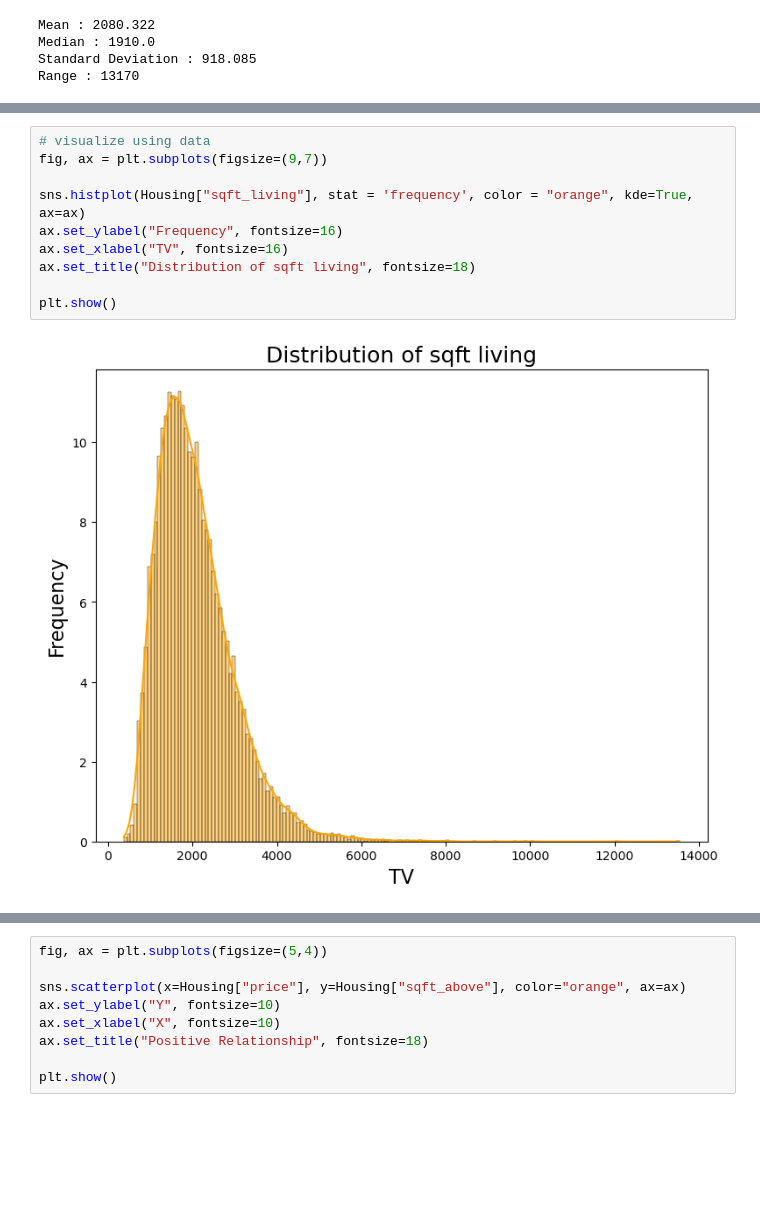
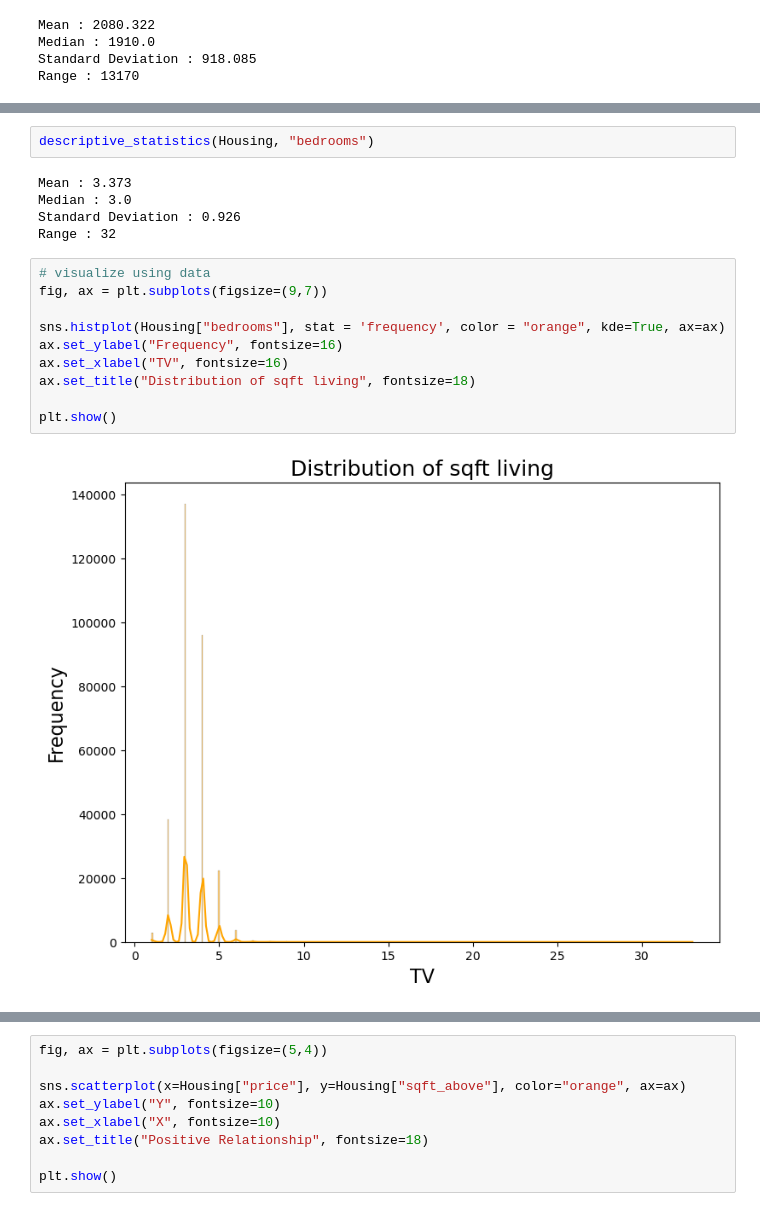
Before and after one commit to linusg46/Ghost_housing_Project, a Jupyter notebook: student.ipynb, the cells around one changed output, grey strips where cells are left out. Saved outputs shown, nothing was run; the diff lists cells and outputs as text; blank space fills up the shorter version.

```diff
--- a/student.ipynb
+++ b/student.ipynb
@@ -323,12 +374,19 @@ Range : 13170
+# %%
+descriptive_statistics(Housing, "bedrooms")
+# %% [output]
+Mean : 3.373
+Median : 3.0
+Standard Deviation : 0.926
+Range : 32
 # %%
 # visualize using data
 fig, ax = plt.subplots(figsize=(9,7))
 
-sns.histplot(Housing["sqft_living"], stat = 'frequency', color = "orange", kde=True, ax=ax)
+sns.histplot(Housing["bedrooms"], stat = 'frequency', color = "orange", kde=True, ax=ax)
 ax.set_ylabel("Frequency", fontsize=16)
 ax.set_xlabel("TV", fontsize=16)
 ax.set_title("Distribution of sqft living", fontsize=18)
 
 plt.show()
 # %% [output]
-[figure, old version]
+[figure, new version]
```
Also changed, not shown: parts of 28 cells of this notebook.
